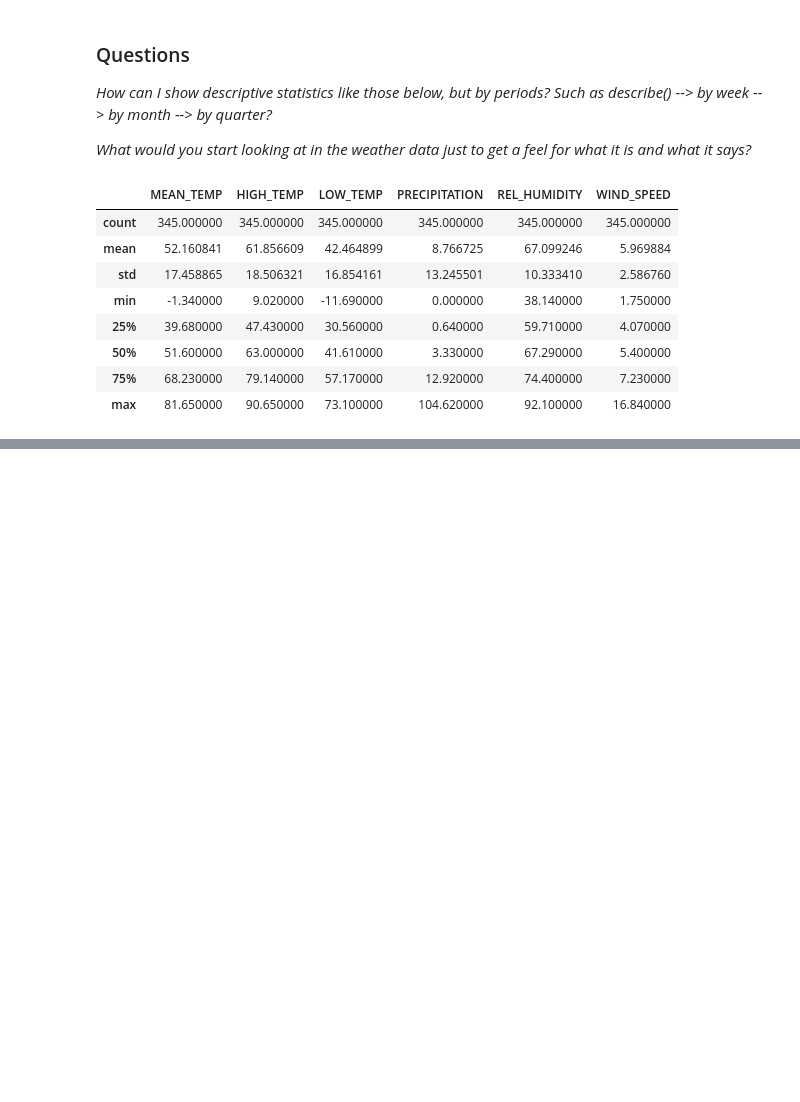
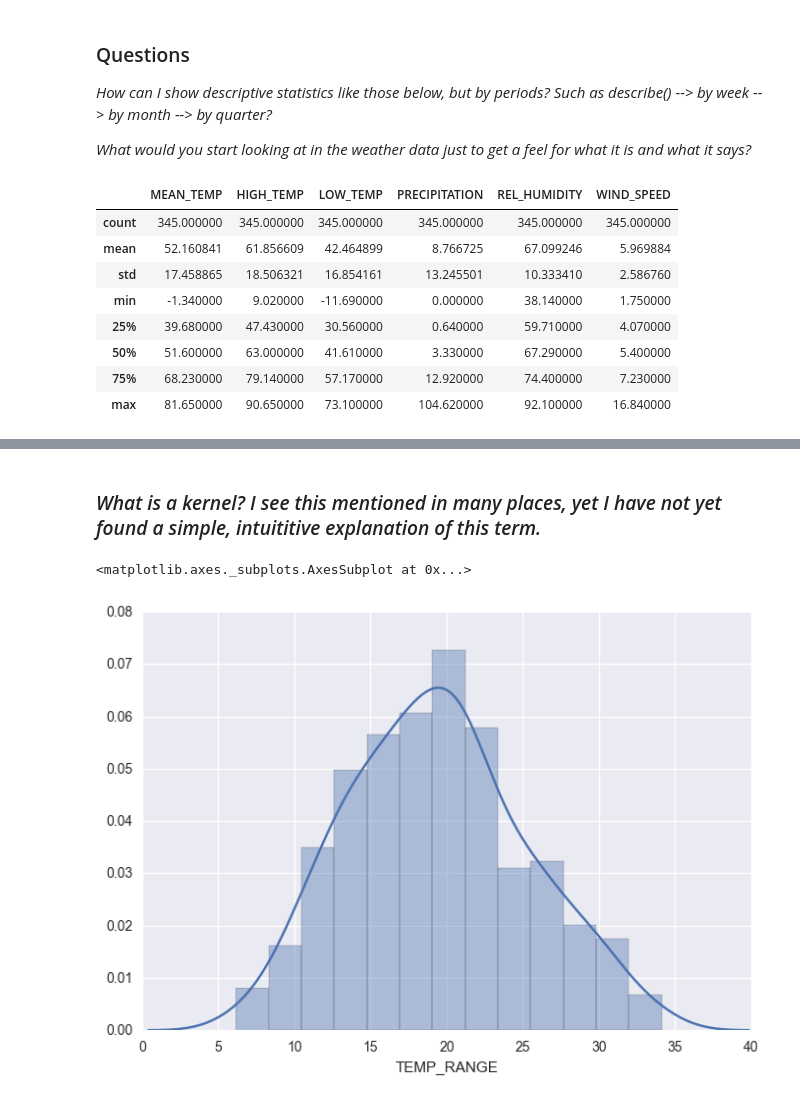
Before and after one commit to lcota/dsbc, a Jupyter notebook: GroupEffects/Weather Data Download.ipynb, the cells around one changed output, grey strips where cells are left out. Cells and saved outputs as stored; diff of their text form; code cells hidden in the pictures; blank space fills up the shorter version.

```diff
--- a/GroupEffects/Weather Data Download.ipynb
+++ b/GroupEffects/Weather Data Download.ipynb
@@ -32,0 +66,7 @@ weather.describe()
+# %% [markdown]
+### _What is a kernel? I see this mentioned in many places, yet I have not yet found a simple, intuititive explanation of this term._
+# %%
+sb.distplot(weather['TEMP_RANGE'])
+# %% [output]
+<matplotlib.axes._subplots.AxesSubplot at 0x...>
+[figure, added]
```
Also changed, not shown: parts of 10 cells of this notebook.
